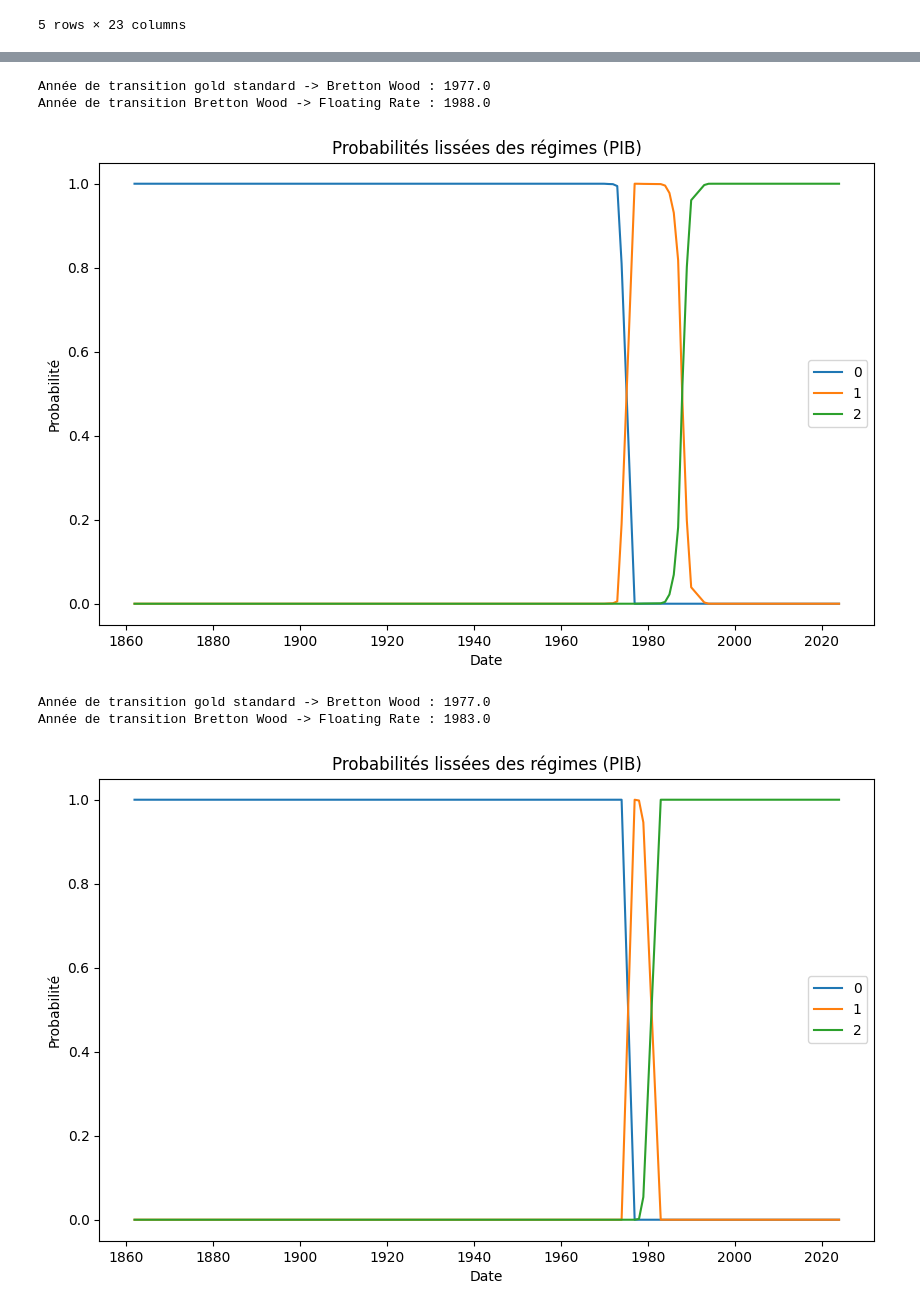
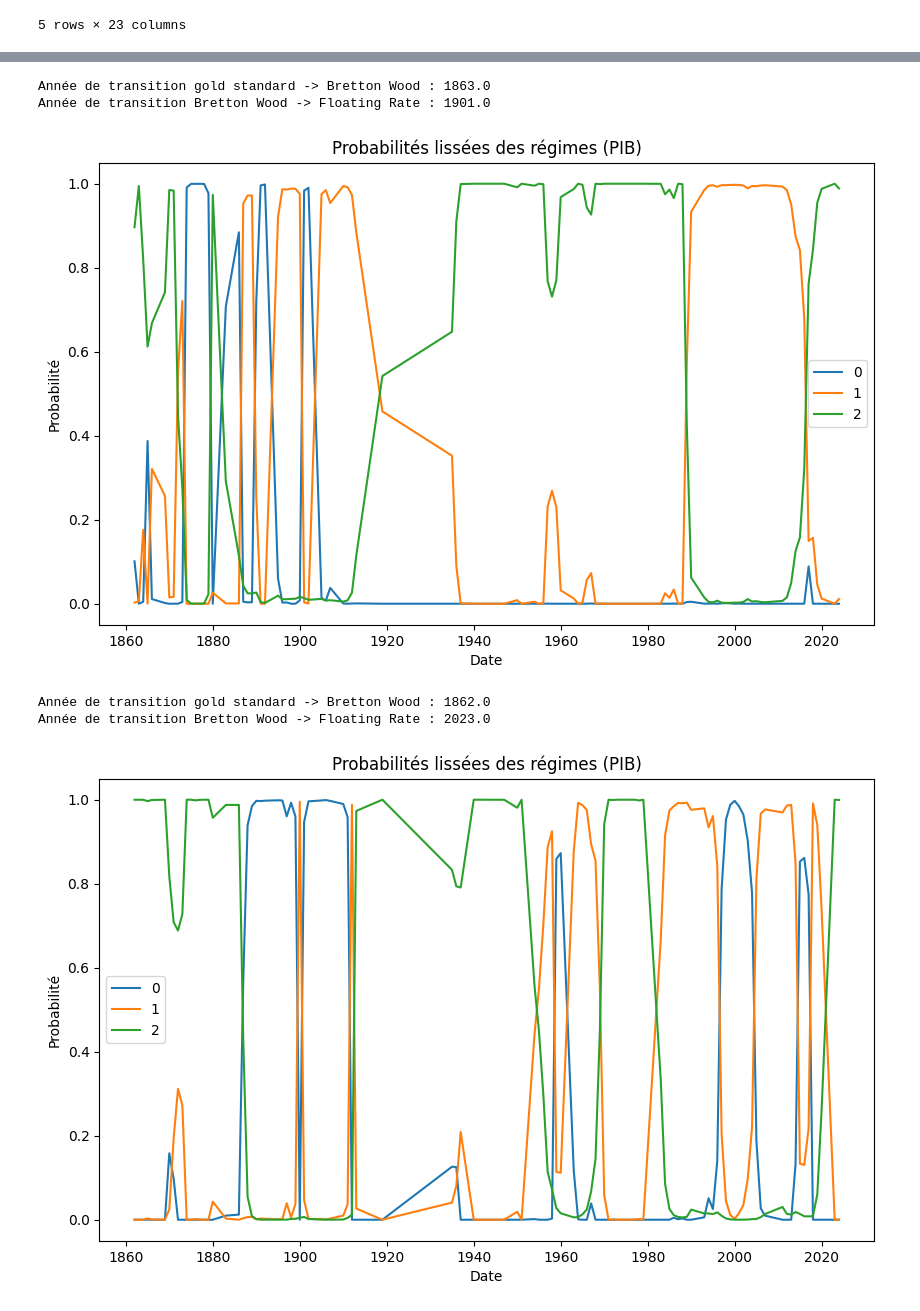
Before and after one commit to TimmGRT/Monetary-Policy-UK-1870-2025, a Jupyter notebook: CODE_ZONE/timeo_code/timeo_code_markov.ipynb, the cells around one changed output, grey strips where cells are left out. Saved outputs shown, nothing was run; the diff lists cells and outputs as text; code cells hidden in the pictures.

Commit message:
markov avec stat

```diff
--- a/CODE_ZONE/timeo_code/timeo_code_markov.ipynb
+++ b/CODE_ZONE/timeo_code/timeo_code_markov.ipynb
@@ -199,11 +199,21 @@ data.head(5)
 | 16 | 1866.0 | 981.902470 | 6.348074 | 6.87700 | 1.238719 | 3.5 | 11782.976897 | 8170.884687 | ... |
 5 rows × 23 columns
 # %%
-# Prepa des vecteurs
+# Prepa des vecteurs stationarisés
 data.set_index('year', inplace = True)
-y = data['gdp_nominal']
-e = data['taux_changes']
-pi = data['cpi']
+y = data['gdp_nominal_stat']
+e = data['taux_changes_stat']
+pi = data['cpi_stat']
 i = data['taux_directeur']
+
+# Prepa des vecteurs non stationarisés
+# data.set_index('year', inplace = True)
+# y = data['gdp_nominal']
+# e = data['taux_changes']
+# pi = data['cpi']
+# i = data['taux_directeur']
+
+# N regimes
+nreg = 3
 # %%
 ### MARKOV POUR LE PIB
@@ -235,6 +260,6 @@ Année de transition Bretton Wood / Floating Rate : 1988.0
 # %%
 ### MRKOV POUR LE TAUX DE CHANGE
-markov_change = MarkovRegression(e, k_regimes = 3, exog = i, switching_variance = True)
+markov_change = MarkovRegression(e, k_regimes = nreg, exog = i, switching_variance = True)
 
 # Estimationd du MLE
 result_change = markov_pib.fit()
@@ -256,33 +281,33 @@ plt.xlabel("Date")
 plt.ylabel("Probabilité")
 plt.show()
 # %% [output]
-Année de transition gold standard -> Bretton Wood : 1977.0
-Année de transition Bretton Wood -> Floating Rate : 1988.0
+Année de transition gold standard -> Bretton Wood : 1863.0
+Année de transition Bretton Wood -> Floating Rate : 1901.0
-[figure, old version]
+[figure, new version]
 # %%
 ### MARKOV POUR L'INFLATION
-markov_pi = MarkovRegression(pi, k_regimes = 3, exog = i, switching_variance = True)
+markov_pi = MarkovRegression(pi, k_regimes = nreg, exog = i, switching_variance = True)
 
 # Estimationd du MLE
 result_pi = markov_pi.fit()
 # print(result_change.summary())
 
 # # Matrice de transition
 # print(result_change.transition_matrix)
 
 # Probbailités smoothés
 probs_pi = result_pi.smoothed_marginal_probabilities
 
 print(f"Année de transition gold standard -> Bretton Wood : {probs_pi.index[probs_pi[0] < probs_pi[1]].min()}")
 print(f"Année de transition Bretton Wood -> Floating Rate : {probs_pi.index[(probs_pi.index > 1980.0) & (probs_pi[1] < probs_pi[2])].min()}")
 
 #Plot des résultats des probabilités lissés
 probs_pi.plot(figsize=(10,6))
 plt.title("Probabilités lissées des régimes (PIB)")
 plt.xlabel("Date")
 plt.ylabel("Probabilité")
 plt.show()
 # %% [output]
-Année de transition gold standard -> Bretton Wood : 1977.0
-Année de transition Bretton Wood -> Floating Rate : 1983.0
+Année de transition gold standard -> Bretton Wood : 1862.0
+Année de transition Bretton Wood -> Floating Rate : 2023.0
-[figure, old version]
+[figure, new version]
```
Also changed, not shown: parts of 1 cell of this notebook.
